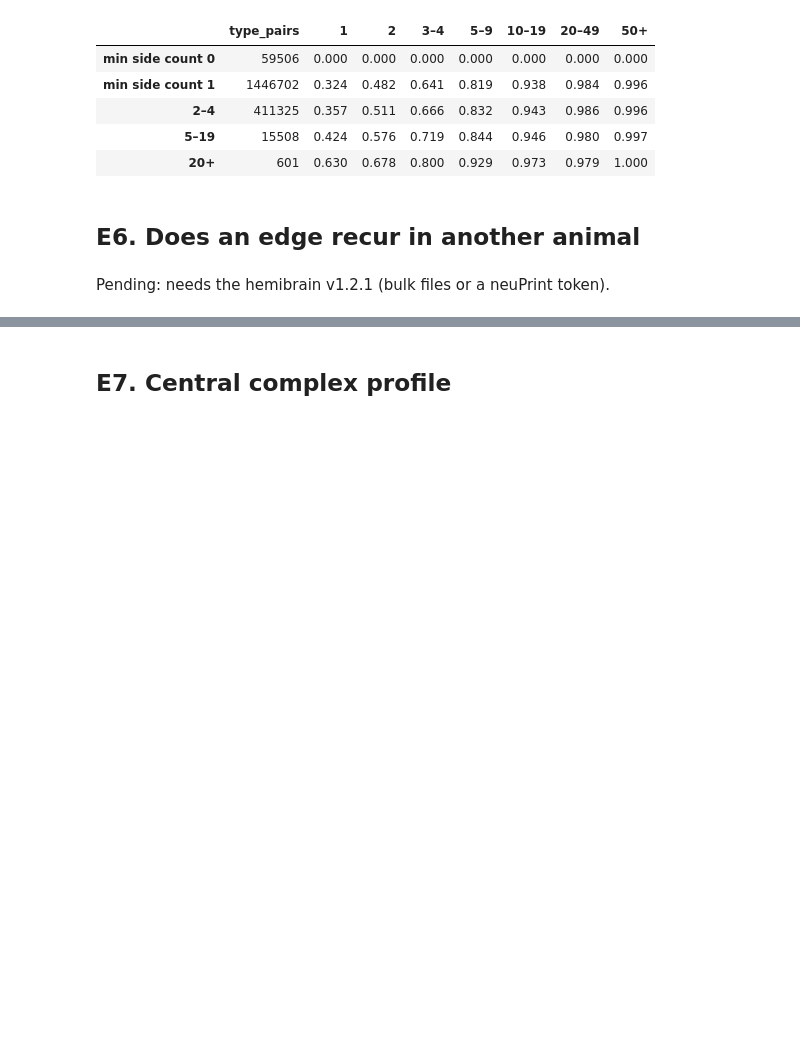
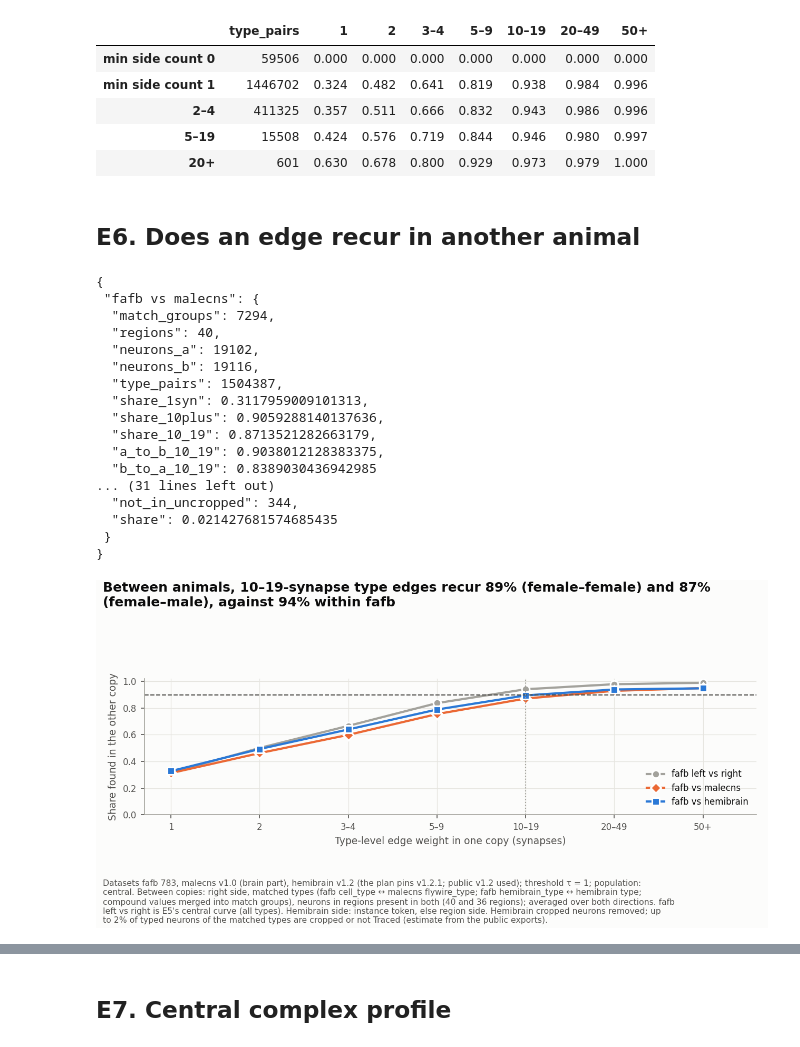
Before and after one commit to teyerci/p5-pu-wiring, a Jupyter notebook: notebooks/eda_E.ipynb, the cells around one changed output, grey strips where cells are left out. Drawn from its saved outputs; the diff is of its cells as text; code cells hidden in the pictures; blank space fills up the shorter version.

```diff
--- a/notebooks/eda_E.ipynb
+++ b/notebooks/eda_E.ipynb
@@ -225,5 +225,33 @@ display(e5_by_type_size(mal[0], mal[1]))
 | 20+ | 601 | 0.630 | 0.678 | 0.800 | 0.929 | 0.973 | 0.979 | 1.000 |
 # %% [markdown]
 ## E6. Does an edge recur in another animal
-# %% [markdown]
-Pending: needs the hemibrain v1.2.1 (bulk files or a neuPrint token).
+# %%
+# Hemibrain: public v1.2 export of non-cropped Traced neurons (the plan pins v1.2.1; see README).
+from src import fetch_hemibrain
+hemi = (fetch_hemibrain.load_neurons(), fetch_hemibrain.load_edges())
+
+def cropped(groups):
+    names = {t for g in groups for t in g.split(',')}
+    return fetch_hemibrain.cropped_typed_share(names)
+
+curves = show('E6', F.fig_e6(('783', fafb[0], fafb[1]), ('v1.0', mal[0], mal[1]), ('v1.2', *hemi), cropped))
+display(pd.concat(curves, axis=1).round(3))
+# %% [output]
+{
+ "fafb vs malecns": {
+  "match_groups": 7294,
+  "regions": 40,
+  "neurons_a": 19102,
+  "neurons_b": 19116,
+  "type_pairs": 1504387,
+  "share_1syn": 0.3117959009101313,
+  "share_10plus": 0.9059288140137636,
+  "share_10_19": 0.8713521282663179,
+  "a_to_b_10_19": 0.9038012128383375,
+  "b_to_a_10_19": 0.8389030436942985
+... (31 lines left out)
+  "not_in_uncropped": 344,
+  "share": 0.021427681574685435
+ }
+}
+[figure, added]
```
Also changed, not shown: parts of 3 cells of this notebook, 10 other files.
